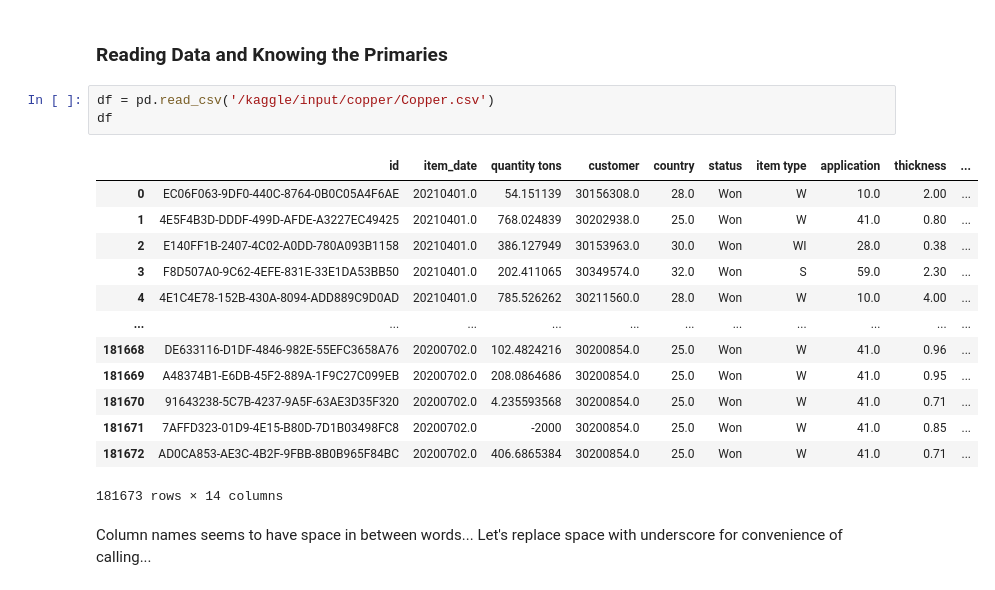
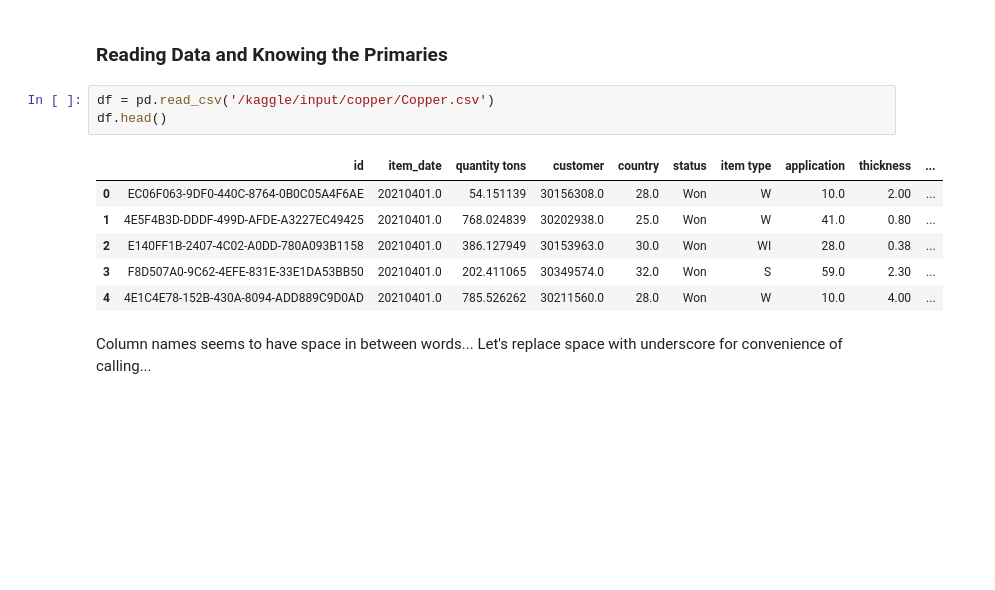
Before and after one commit to Nirmal-Data-Scientist/Copper-Price-Prediction-and-Leads-Classification, a Jupyter notebook: copper-price-prediction-and-leads-classification.ipynb, the cells around one changed output. Drawn from its saved outputs; the diff is of its cells as text; blank space fills up the shorter version.

```diff
--- a/copper-price-prediction-and-leads-classification.ipynb
+++ b/copper-price-prediction-and-leads-classification.ipynb
@@ -39,21 +39,14 @@ sns.set_theme()
 ### Reading Data and Knowing the Primaries
 # %%
 df = pd.read_csv('/kaggle/input/copper/Copper.csv')
-df
+df.head()
 # %% [output]
 |  | id | item_date | quantity tons | customer | country | status | item type | application | thickness | ... |
 | 0 | EC06F063-9DF0-440C-8764-0B0C05A4F6AE | 20210401.0 | 54.151139 | 30156308.0 | 28.0 | Won | W | 10.0 | 2.00 | ... |
 | 1 | 4E5F4B3D-DDDF-499D-AFDE-A3227EC49425 | 20210401.0 | 768.024839 | 30202938.0 | 25.0 | Won | W | 41.0 | 0.80 | ... |
 | 2 | E140FF1B-2407-4C02-A0DD-780A093B1158 | 20210401.0 | 386.127949 | 30153963.0 | 30.0 | Won | WI | 28.0 | 0.38 | ... |
 | 3 | F8D507A0-9C62-4EFE-831E-33E1DA53BB50 | 20210401.0 | 202.411065 | 30349574.0 | 32.0 | Won | S | 59.0 | 2.30 | ... |
 | 4 | 4E1C4E78-152B-430A-8094-ADD889C9D0AD | 20210401.0 | 785.526262 | 30211560.0 | 28.0 | Won | W | 10.0 | 4.00 | ... |
-| ... | ... | ... | ... | ... | ... | ... | ... | ... | ... | ... |
-| 181668 | DE633116-D1DF-4846-982E-55EFC3658A76 | 20200702.0 | 102.4824216 | 30200854.0 | 25.0 | Won | W | 41.0 | 0.96 | ... |
-| 181669 | A48374B1-E6DB-45F2-889A-1F9C27C099EB | 20200702.0 | 208.0864686 | 30200854.0 | 25.0 | Won | W | 41.0 | 0.95 | ... |
-| 181670 | 91643238-5C7B-4237-9A5F-63AE3D35F320 | 20200702.0 | 4.235593568 | 30200854.0 | 25.0 | Won | W | 41.0 | 0.71 | ... |
-| 181671 | 7AFFD323-01D9-4E15-B80D-7D1B03498FC8 | 20200702.0 | -2000 | 30200854.0 | 25.0 | Won | W | 41.0 | 0.85 | ... |
-| 181672 | AD0CA853-AE3C-4B2F-9FBB-8B0B965F84BC | 20200702.0 | 406.6865384 | 30200854.0 | 25.0 | Won | W | 41.0 | 0.71 | ... |
-181673 rows × 14 columns
 # %% [markdown]
 Column names seems to have space in between words... Let's replace space with underscore for convenience of calling...
 # %%
```
Also changed, not shown: parts of 19 cells of this notebook, 2 other files.
